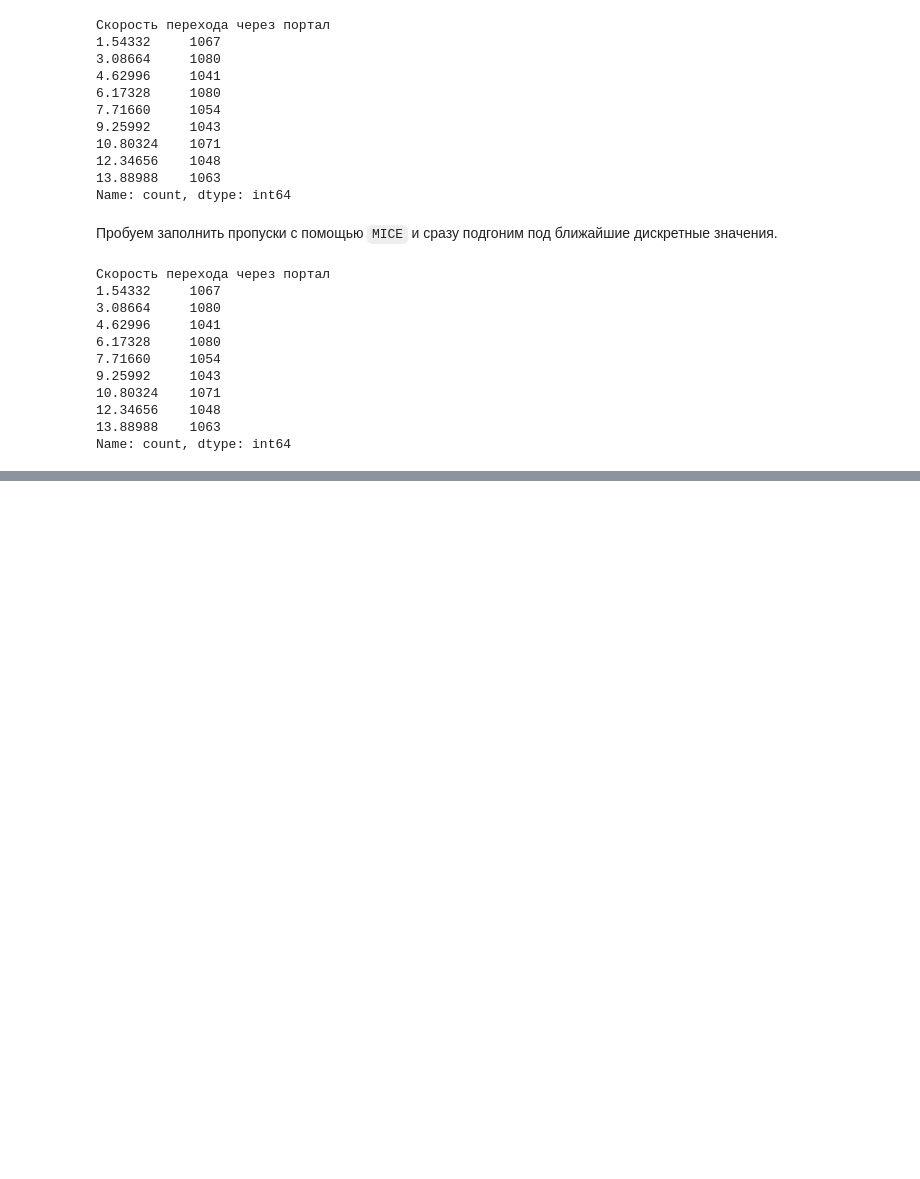
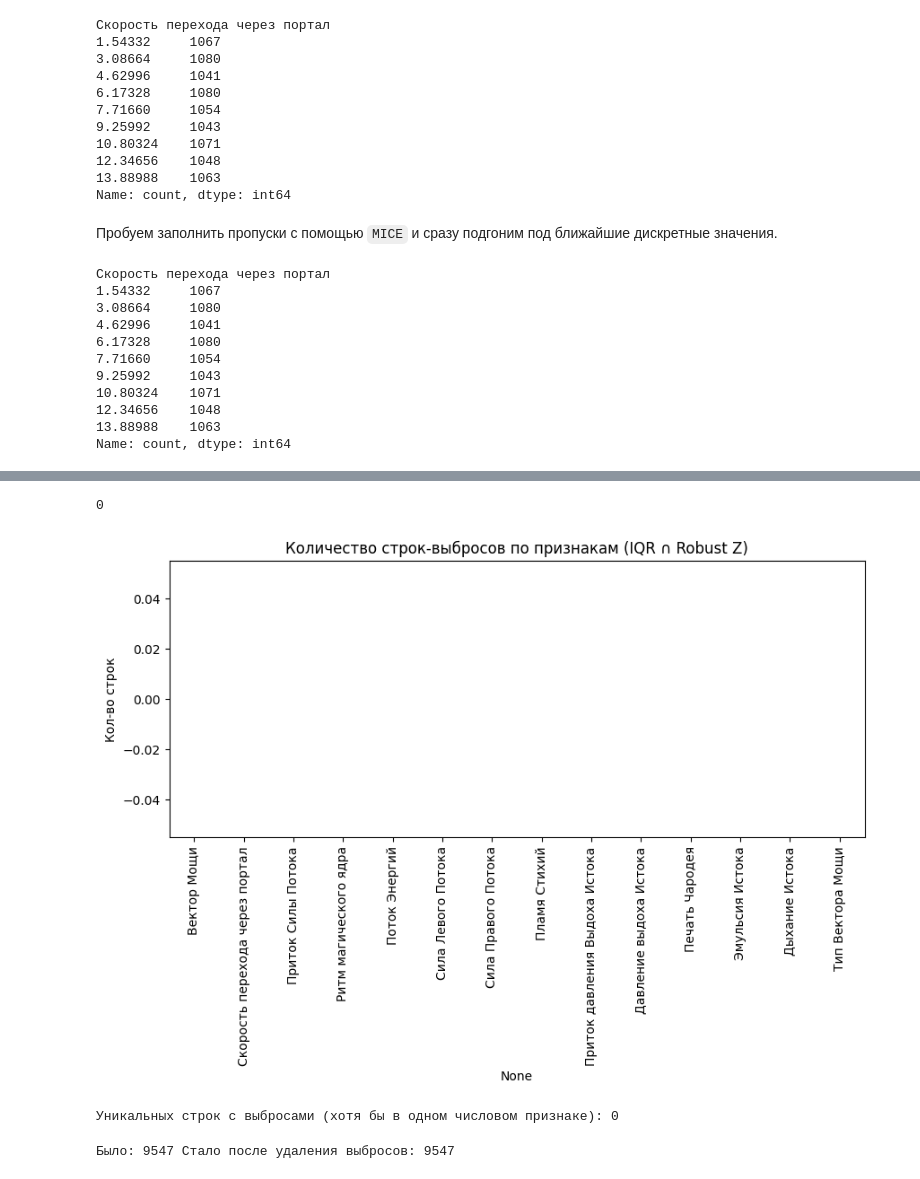
Before and after one commit to Vaiforo/practi5, a Jupyter notebook: labworks.ipynb, the cells around one changed output, grey strips where cells are left out. Saved outputs shown, nothing was run; the diff lists cells and outputs as text; code cells hidden in the pictures; blank space fills up the shorter version.

```diff
--- a/labworks.ipynb
+++ b/labworks.ipynb
@@ -1050,0 +1085,3 @@ Name: count, dtype: int64
+# %%
+ROBUST_Z_THR = 3.5
+IQR_K = 1.5
@@ -1050,0 +1105,42 @@ Name: count, dtype: int64
+# %%
+outlier_idx_by_col = {}
+outlier_idx_all = set()
+
+for col in num_cols:
+    s = X_num[col]
+
+    mask_iqr = iqr_outliers_mask(s, k=IQR_K)
+    mask_rz = robust_z_outliers_mask(s, thr=ROBUST_Z_THR)
+
+    mask_both = mask_iqr & mask_rz
+    idx_col = set(s.index[mask_both])
+
+    outlier_idx_by_col[col] = idx_col
+    outlier_idx_all |= idx_col
+
+len(outlier_idx_all)
+# %% [output]
+0
+# %%
+counts = pd.Series({col: len(
+    idxs) for col, idxs in outlier_idx_by_col.items()}).sort_values(ascending=False)
+
+plt.figure(figsize=(10, 4))
+sns.barplot(x=counts.index, y=counts.values)
+plt.xticks(rotation=90)
+plt.title("Количество строк-выбросов по признакам (IQR ∩ Robust Z)")
+plt.ylabel("Кол-во строк")
+plt.show()
+
+print("Уникальных строк с выбросами (хотя бы в одном числовом признаке):",
+      len(outlier_idx_all))
+# %% [output]
+[figure, added]
+Уникальных строк с выбросами (хотя бы в одном числовом признаке): 0
+# %%
+X_train_no_outliers = X_train.drop(
+    index=list(outlier_idx_all), errors="ignore")
+print("Было:", len(X_train), "Стало после удаления выбросов:",
+      len(X_train_no_outliers))
+# %% [output]
+Было: 9547 Стало после удаления выбросов: 9547
```
Also changed, not shown: parts of 42 cells of this notebook, 1 other file.
